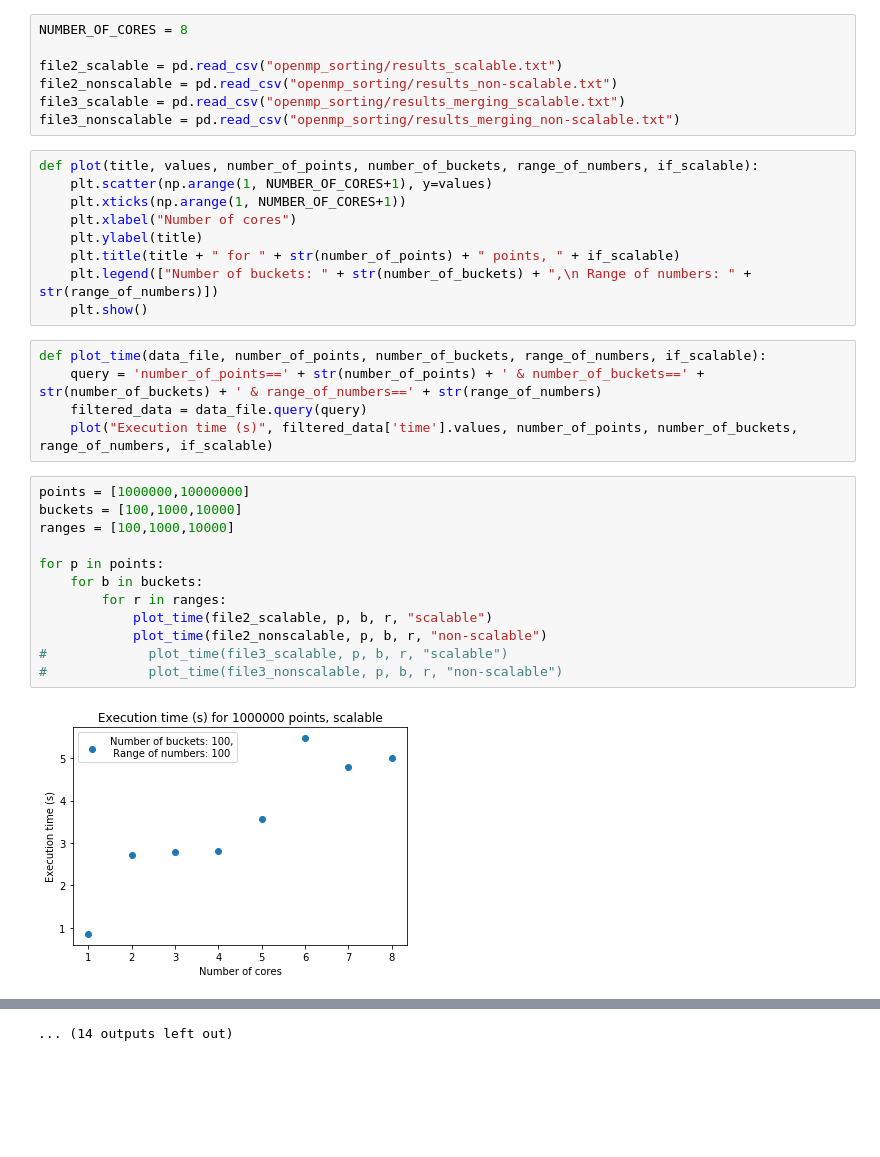
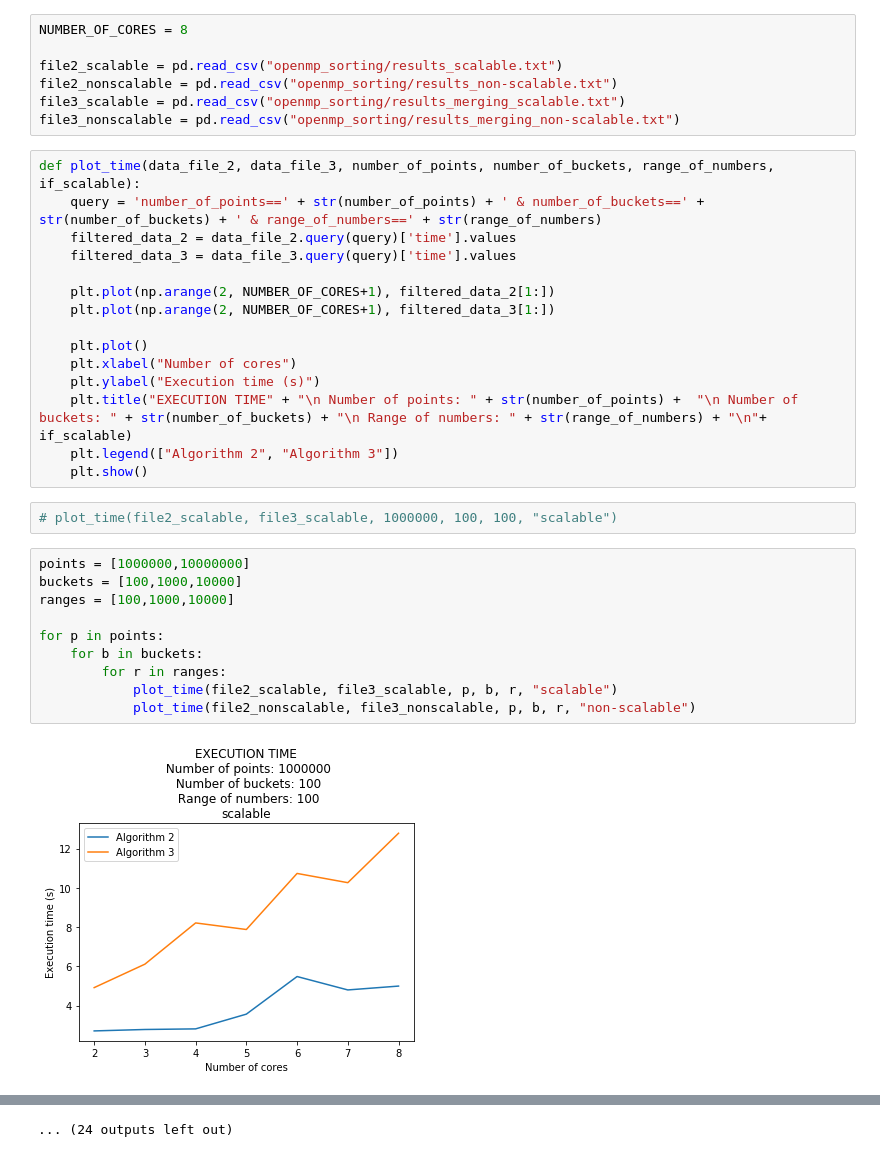
Before and after one commit to grzegorzborkowski/tpr-lab, a Jupyter notebook: openmp.ipynb, the cells around one changed output, grey strips where cells are left out. Saved outputs shown, nothing was run; the diff lists cells and outputs as text; blank space fills up the shorter version.

Commit message:
Plot algorithm 2 and 3 results in the same chart

```diff
--- a/openmp.ipynb
+++ b/openmp.ipynb
@@ -11,30 +11,31 @@ file2_nonscalable = pd.read_csv("openmp_sorting/results_non-scalable.txt")
 file3_scalable = pd.read_csv("openmp_sorting/results_merging_scalable.txt")
 file3_nonscalable = pd.read_csv("openmp_sorting/results_merging_non-scalable.txt")
 # %%
-def plot(title, values, number_of_points, number_of_buckets, range_of_numbers, if_scalable):
-    plt.scatter(np.arange(1, NUMBER_OF_CORES+1), y=values)
-    plt.xticks(np.arange(1, NUMBER_OF_CORES+1))
+def plot_time(data_file_2, data_file_3, number_of_points, number_of_buckets, range_of_numbers, if_scalable):
+    query = 'number_of_points==' + str(number_of_points) + ' & number_of_buckets==' + str(number_of_buckets) + ' & range_of_numbers==' + str(range_of_numbers)
+    filtered_data_2 = data_file_2.query(query)['time'].values
+    filtered_data_3 = data_file_3.query(query)['time'].values
+
+    plt.plot(np.arange(2, NUMBER_OF_CORES+1), filtered_data_2[1:])
+    plt.plot(np.arange(2, NUMBER_OF_CORES+1), filtered_data_3[1:])
+
+    plt.plot()
     plt.xlabel("Number of cores")
-    plt.ylabel(title)
-    plt.title(title + " for " + str(number_of_points) + " points, " + if_scalable)
-    plt.legend(["Number of buckets: " + str(number_of_buckets) + ",\n Range of numbers: " + str(range_of_numbers)])
+    plt.ylabel("Execution time (s)")
+    plt.title("EXECUTION TIME" + "\n Number of points: " + str(number_of_points) +  "\n Number of buckets: " + str(number_of_buckets) + "\n Range of numbers: " + str(range_of_numbers) + "\n"+ if_scalable)
+    plt.legend(["Algorithm 2", "Algorithm 3"])
     plt.show()
-# %%
-def plot_time(data_file, number_of_points, number_of_buckets, range_of_numbers, if_scalable):
-    query = 'number_of_points==' + str(number_of_points) + ' & number_of_buckets==' + str(number_of_buckets) + ' & range_of_numbers==' + str(range_of_numbers)
-    filtered_data = data_file.query(query)
-    plot("Execution time (s)", filtered_data['time'].values, number_of_points, number_of_buckets, range_of_numbers, if_scalable)
+# %%
+# plot_time(file2_scalable, file3_scalable, 1000000, 100, 100, "scalable")
 # %%
 points = [1000000,10000000]
 buckets = [100,1000,10000]
 ranges = [100,1000,10000]
 
 for p in points:
     for b in buckets:
         for r in ranges:
-            plot_time(file2_scalable, p, b, r, "scalable")
-            plot_time(file2_nonscalable, p, b, r, "non-scalable")
-#             plot_time(file3_scalable, p, b, r, "scalable")
-#             plot_time(file3_nonscalable, p, b, r, "non-scalable")
+            plot_time(file2_scalable, file3_scalable, p, b, r, "scalable")
+            plot_time(file2_nonscalable, file3_nonscalable, p, b, r, "non-scalable")
 # %% [output]
-[figure, old version]
+[figure, new version]
@@ -52,3 +53,3 @@ for p in points:
-... (14 outputs left out)
+... (24 outputs left out)
 # %%
 def speedup_scalable(sequence, time, cores):
```
Also changed, not shown: parts of 8 cells of this notebook, 4 other files.
